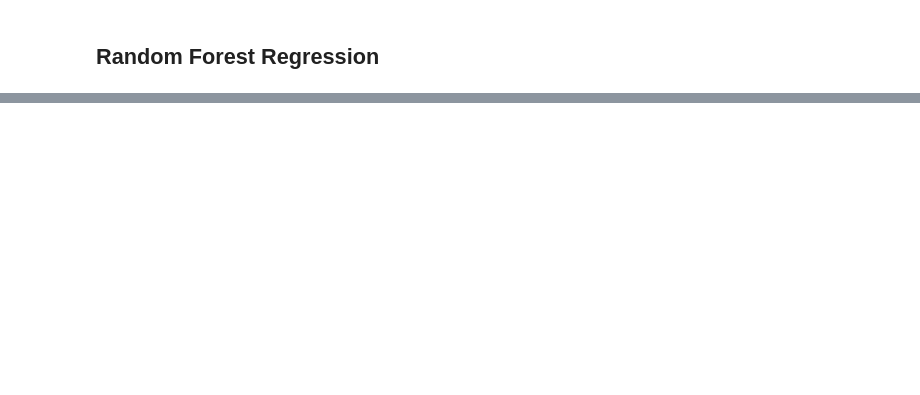
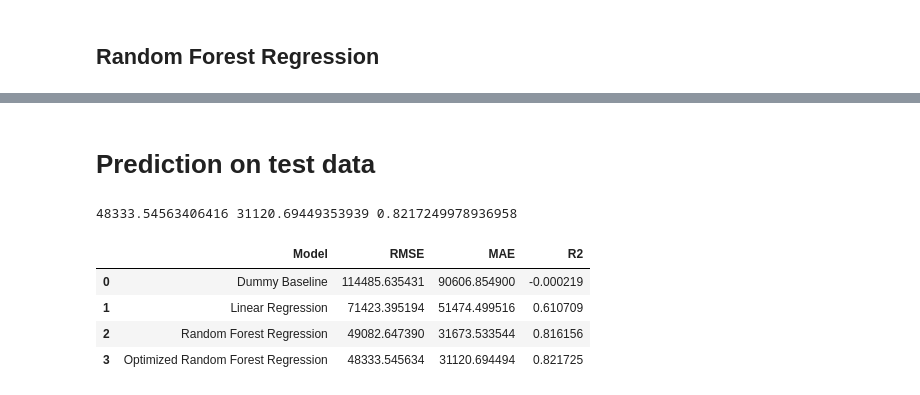
Before and after one commit to markusgunnar/California-Housing, a Jupyter notebook: clean_report.ipynb, the cells around one changed output, grey strips where cells are left out. Saved outputs shown, nothing was run; the diff lists cells and outputs as text; code cells hidden in the pictures; blank space fills up the shorter version.

```diff
--- a/clean_report.ipynb
+++ b/clean_report.ipynb
@@ -214,0 +227,13 @@ print(ran_for)
+# %%
+def gridsearch_evaluation(_pipeline, _params, _x, _y):
+    grid_search = GridSearchCV(
+        estimator=_pipeline,
+        param_grid=_params,
+        cv=5,
+        scoring="neg_mean_absolute_error",#neg_mean_squared_error
+        n_jobs=-1
+    )
+
+    grid_search.fit(_x, _y)
+
+    return (grid_search.best_estimator_, grid_search.best_params_)
@@ -214,0 +242,14 @@ print(ran_for)
+# %%
+pipeline = Pipeline([
+    ("preprocessing", full_pipeline),
+    ("model", RandomForestRegressor(random_state=rand_state))
+])
+
+params = {
+    "model__n_estimators": [150, 200, 250],
+    "model__max_depth": [40, 50, 70, 100],
+    "model__min_samples_split": [1, 2, 3, 4],
+    "model__min_samples_leaf": [2, 3, 4]
+}
+
+best_model = gridsearch_evaluation(pipeline, params, x_train, y_train)
@@ -214,0 +295,28 @@ print(ran_for)
+# %% [markdown]
+# Prediction on test data
+# %%
+y_pred = best_model[0].predict(x_test)
+
+rmse = np.sqrt(mean_squared_error(y_test, y_pred))
+mae = mean_absolute_error(y_test, y_pred)
+r2 = r2_score(y_test, y_pred)
+
+print(rmse, mae, r2)
+# %% [output]
+48333.54563406416 31120.69449353939 0.8217249978936958
+# %%
+data = [
+    ("Dummy Baseline", dummy_reg[0], dummy_reg[1], dummy_reg[2]),
+    ("Linear Regression", lin_reg[0], lin_reg[1], lin_reg[2]),
+    ("Random Forest Regression", ran_for[0], ran_for[1], ran_for[2]),
+    ("Optimized Random Forest Regression", rmse, mae, r2)
+    ]
+model_results = pd.DataFrame(data, columns=("Model", "RMSE", "MAE", "R2"))
+
+model_results.head()
+# %% [output]
+|  | Model | RMSE | MAE | R2 |
+| 0 | Dummy Baseline | 114485.635431 | 90606.854900 | -0.000219 |
+| 1 | Linear Regression | 71423.395194 | 51474.499516 | 0.610709 |
+| 2 | Random Forest Regression | 49082.647390 | 31673.533544 | 0.816156 |
+| 3 | Optimized Random Forest Regression | 48333.545634 | 31120.694494 | 0.821725 |
```
Also changed, not shown: parts of 16 cells of this notebook, 3 other files.
